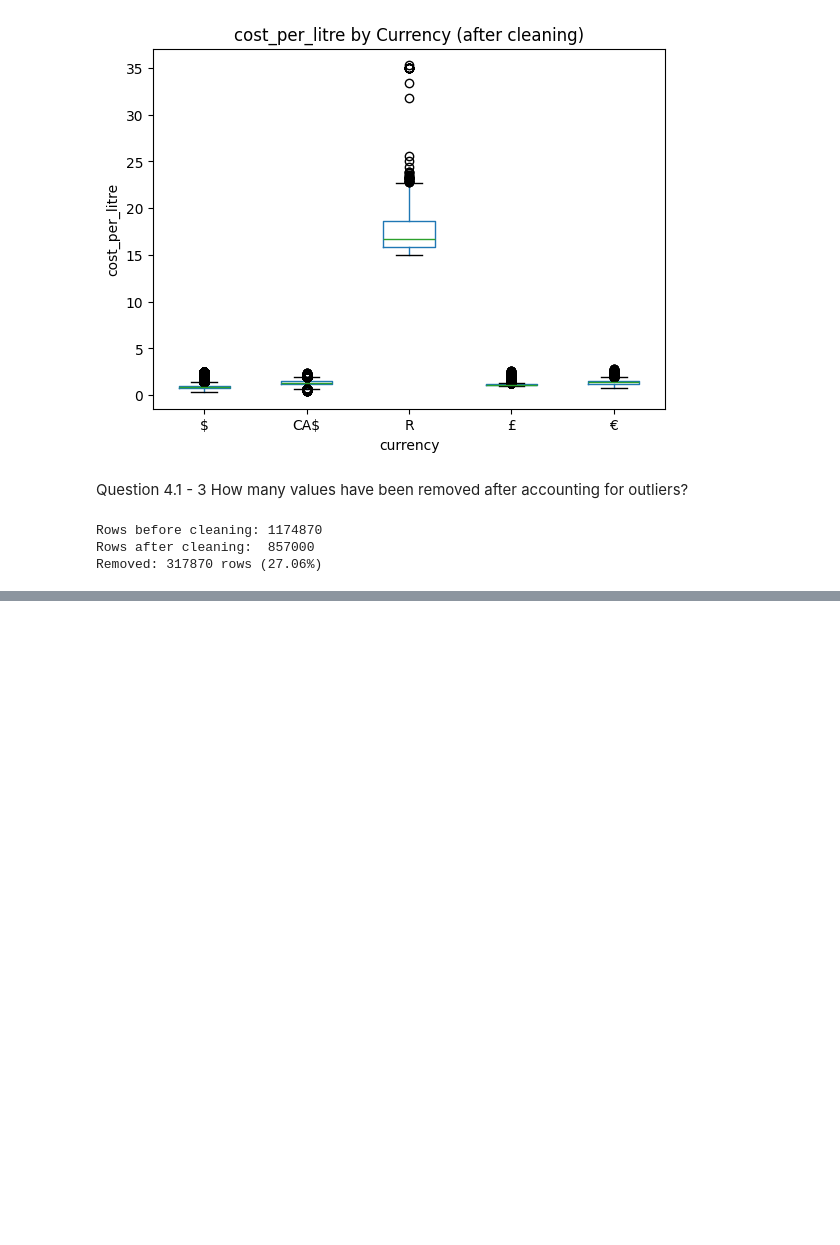
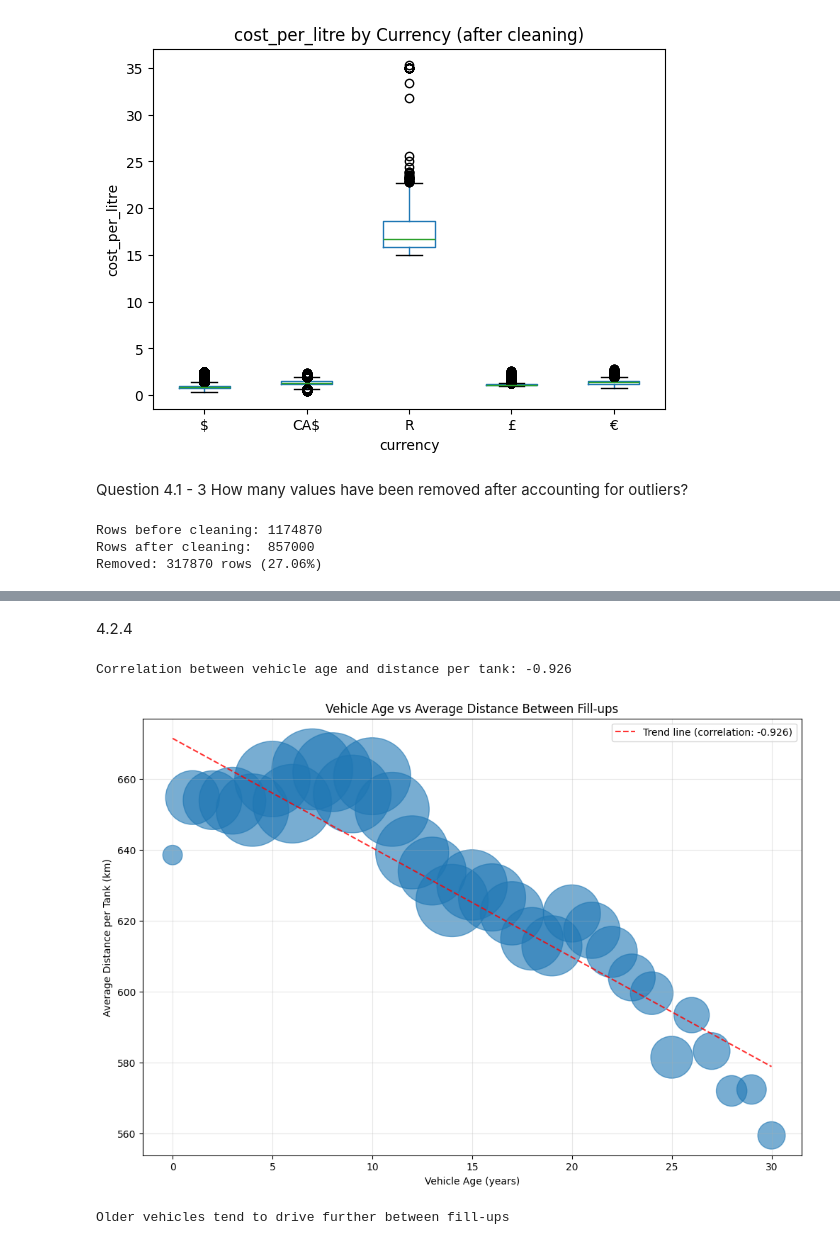
Before and after one commit to Ruaan1/DVE-Assignment, a Jupyter notebook: Notebook/Assignment1.ipynb, the cells around one changed output, grey strips where cells are left out. Cells and saved outputs as stored; diff of their text form; code cells hidden in the pictures; blank space fills up the shorter version.

```diff
--- a/Notebook/Assignment1.ipynb
+++ b/Notebook/Assignment1.ipynb
@@ -748,0 +965,48 @@ Removed: 317870 rows (27.06%)
+# %% [markdown]
+4.2.4
+# %%
+# Calculate vehicle age and analyze distance patterns
+current_year = 2022  # Using 2022 as reference year
+df_age_analysis = df_distance.copy()
+df_age_analysis['vehicle_age'] = current_year - df_age_analysis['year']
+
+# Filter reasonable vehicle ages (0-30 years old)
+df_age_analysis = df_age_analysis[(df_age_analysis['vehicle_age'] >= 0) &
+                                 (df_age_analysis['vehicle_age'] <= 30)]
+
+# Group by vehicle age and calculate average distance
+age_distance = df_age_analysis.groupby('vehicle_age')[distance_col].agg(['mean', 'count']).reset_index()
+age_distance = age_distance[age_distance['count'] >= 20]  # At least 20 records per age group
+
+# Calculate correlation
+correlation = np.corrcoef(age_distance['vehicle_age'], age_distance['mean'])[0,1]
+print(f"Correlation between vehicle age and distance per tank: {correlation:.3f}")
+
+# Plot vehicle age vs average distance
+plt.figure(figsize=(12, 8))
+plt.scatter(age_distance['vehicle_age'], age_distance['mean'],
+           s=age_distance['count']/5, alpha=0.6)
+
+# Add trend line
+z = np.polyfit(age_distance['vehicle_age'], age_distance['mean'], 1)
+p = np.poly1d(z)
+plt.plot(age_distance['vehicle_age'], p(age_distance['vehicle_age']),
+         "r--", alpha=0.8, label=f'Trend line (correlation: {correlation:.3f})')
+
+plt.xlabel('Vehicle Age (years)')
+plt.ylabel('Average Distance per Tank (km)')
+plt.title('Vehicle Age vs Average Distance Between Fill-ups')
+plt.legend()
+plt.grid(True, alpha=0.3)
+plt.show()
+
+if correlation > 0.1:
+    print("Newer vehicles tend to drive further between fill-ups")
+elif correlation < -0.1:
+    print("Older vehicles tend to drive further between fill-ups")
+else:
+    print("No strong relationship between vehicle age and distance between fill-ups")
+# %% [output]
+Correlation between vehicle age and distance per tank: -0.926
+[figure, added]
+Older vehicles tend to drive further between fill-ups
```
Also changed, not shown: parts of 43 cells of this notebook.
